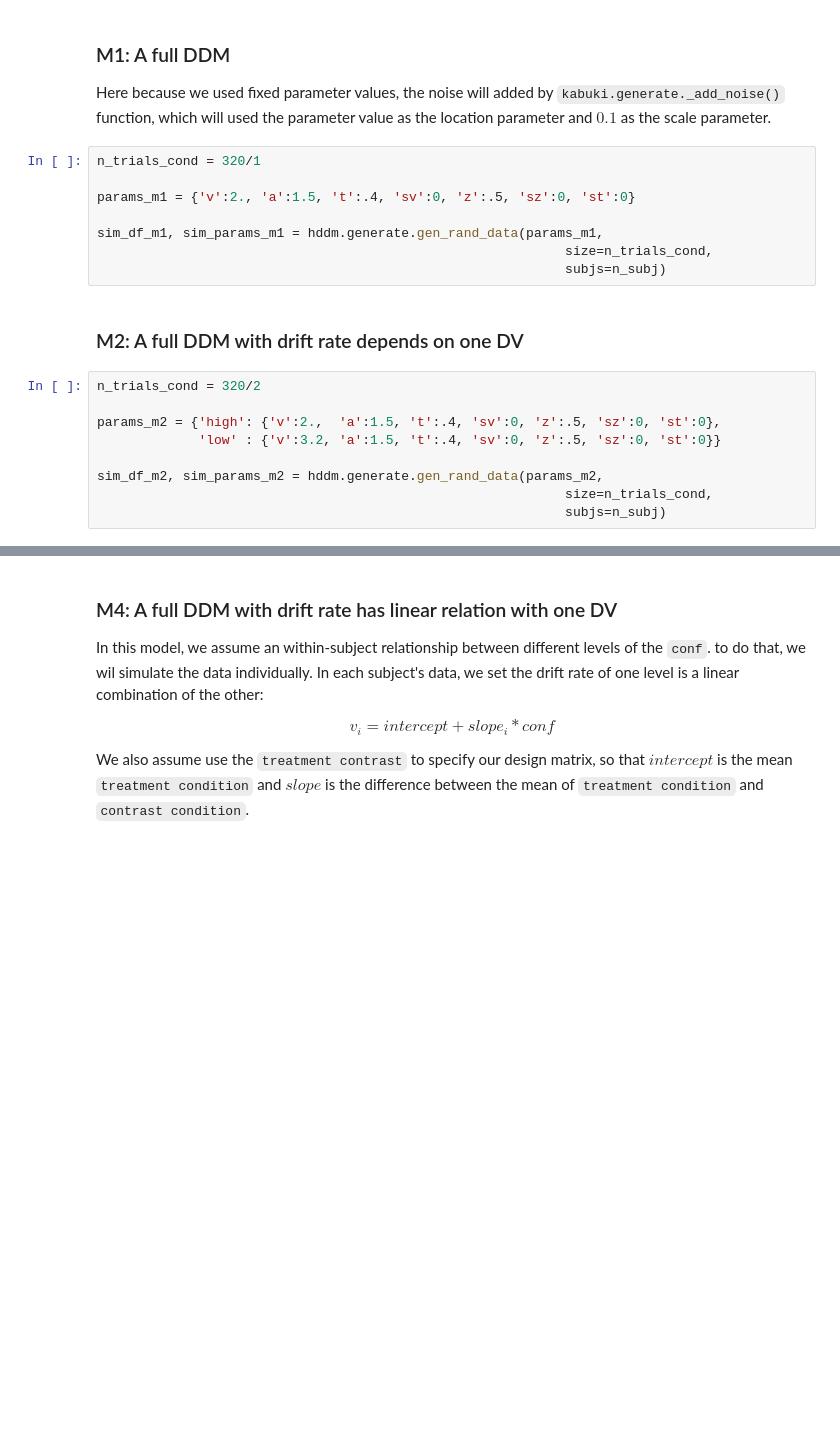
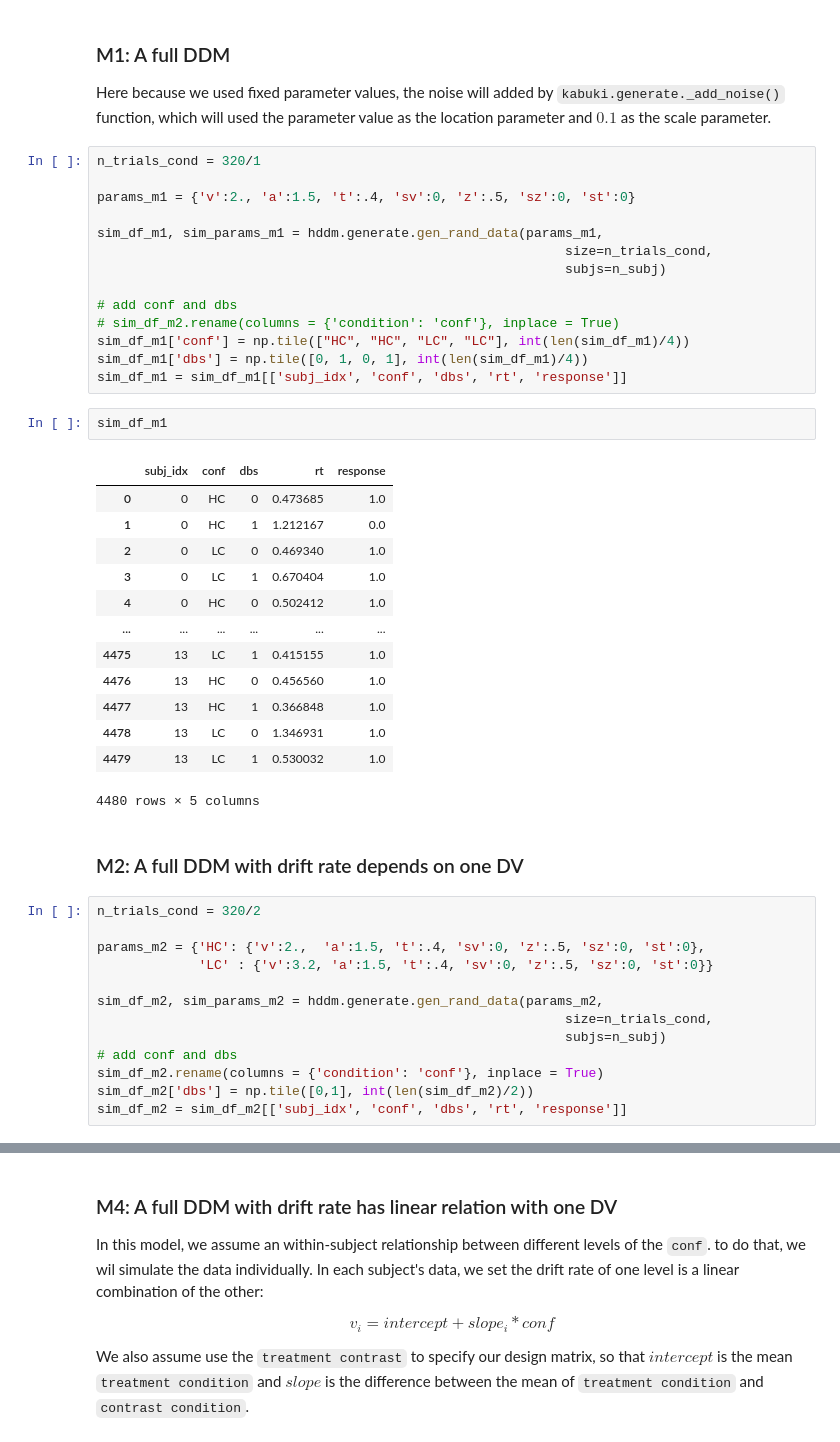
Before and after one commit to hcp4715/dockerHDDM_Guide, a Jupyter notebook: temp/HDDM_Primer_SM_Params_Recov.ipynb, the cells around one changed output, grey strips where cells are left out. Saved outputs shown, nothing was run; the diff lists cells and outputs as text; blank space fills up the shorter version.

```diff
--- a/temp/HDDM_Primer_SM_Params_Recov.ipynb
+++ b/temp/HDDM_Primer_SM_Params_Recov.ipynb
@@ -117,14 +133,40 @@ params_m1 = {'v':2., 'a':1.5, 't':.4, 'sv':0, 'z':.5, 'sz':0, 'st':0}
 sim_df_m1, sim_params_m1 = hddm.generate.gen_rand_data(params_m1,
                                                             size=n_trials_cond,
                                                             subjs=n_subj)
+
+# add conf and dbs
+# sim_df_m2.rename(columns = {'condition': 'conf'}, inplace = True)
+sim_df_m1['conf'] = np.tile(["HC", "HC", "LC", "LC"], int(len(sim_df_m1)/4))
+sim_df_m1['dbs'] = np.tile([0, 1, 0, 1], int(len(sim_df_m1)/4))
+sim_df_m1 = sim_df_m1[['subj_idx', 'conf', 'dbs', 'rt', 'response']]
+# %%
+sim_df_m1
+# %% [output]
+|  | subj_idx | conf | dbs | rt | response |
+| 0 | 0 | HC | 0 | 0.473685 | 1.0 |
+| 1 | 0 | HC | 1 | 1.212167 | 0.0 |
+| 2 | 0 | LC | 0 | 0.469340 | 1.0 |
+| 3 | 0 | LC | 1 | 0.670404 | 1.0 |
+| 4 | 0 | HC | 0 | 0.502412 | 1.0 |
+| ... | ... | ... | ... | ... | ... |
+| 4475 | 13 | LC | 1 | 0.415155 | 1.0 |
+| 4476 | 13 | HC | 0 | 0.456560 | 1.0 |
+| 4477 | 13 | HC | 1 | 0.366848 | 1.0 |
+| 4478 | 13 | LC | 0 | 1.346931 | 1.0 |
+| 4479 | 13 | LC | 1 | 0.530032 | 1.0 |
+4480 rows × 5 columns
 # %% [markdown]
 ### M2: A full DDM with drift rate depends on one DV
 # %%
 n_trials_cond = 320/2
 
-params_m2 = {'high': {'v':2.,  'a':1.5, 't':.4, 'sv':0, 'z':.5, 'sz':0, 'st':0},
-             'low' : {'v':3.2, 'a':1.5, 't':.4, 'sv':0, 'z':.5, 'sz':0, 'st':0}}
+params_m2 = {'HC': {'v':2.,  'a':1.5, 't':.4, 'sv':0, 'z':.5, 'sz':0, 'st':0},
+             'LC' : {'v':3.2, 'a':1.5, 't':.4, 'sv':0, 'z':.5, 'sz':0, 'st':0}}
 
 sim_df_m2, sim_params_m2 = hddm.generate.gen_rand_data(params_m2,
                                                             size=n_trials_cond,
                                                             subjs=n_subj)
+# add conf and dbs
+sim_df_m2.rename(columns = {'condition': 'conf'}, inplace = True)
+sim_df_m2['dbs'] = np.tile([0,1], int(len(sim_df_m2)/2))
+sim_df_m2 = sim_df_m2[['subj_idx', 'conf', 'dbs', 'rt', 'response']]
```
Also changed, not shown: parts of 13 cells of this notebook, 1 other file.
